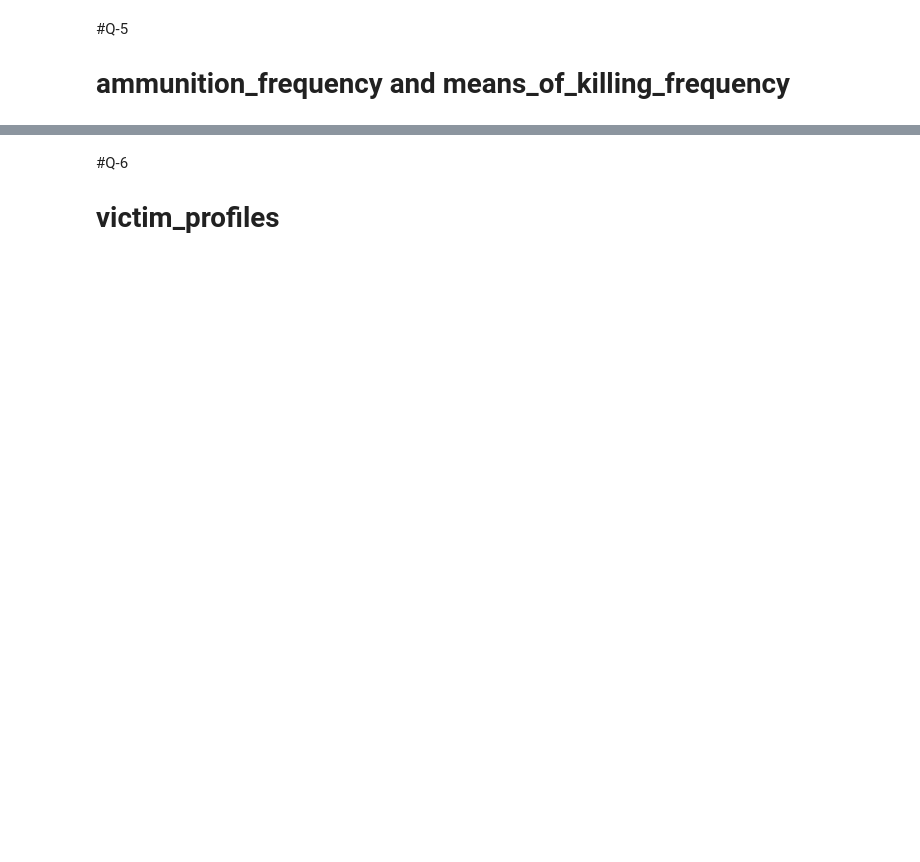
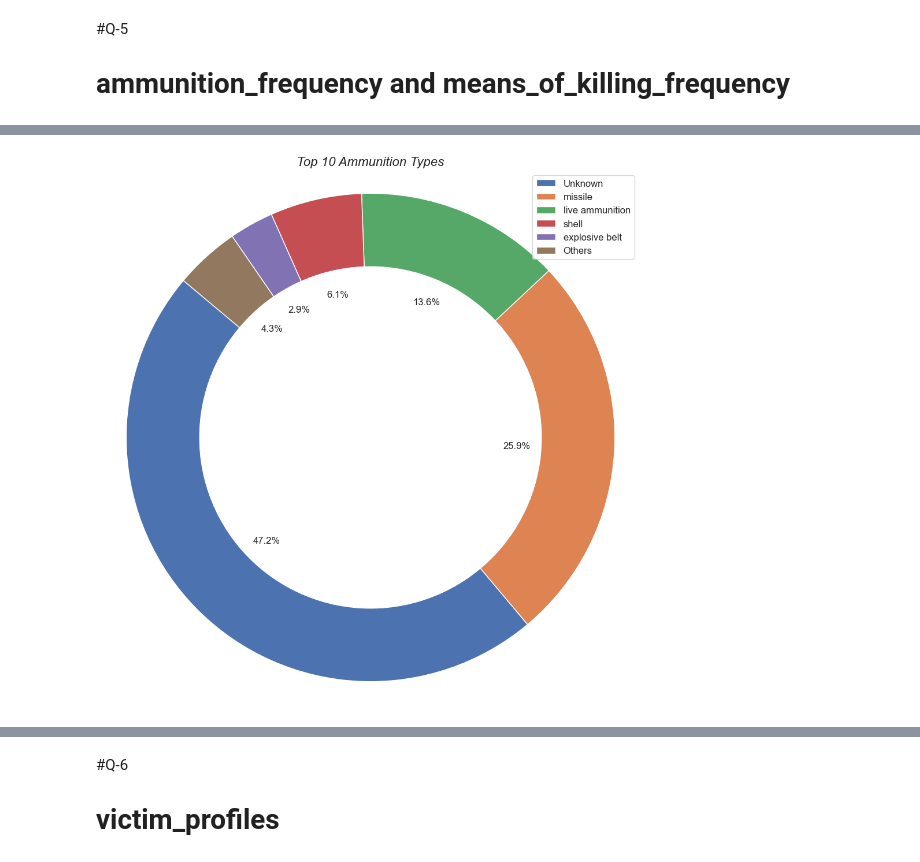
Before and after one commit to shahzaib-shafiq/Data-Science-Fundamentals, a Jupyter notebook: A4.ipynb, the cells around one changed output, grey strips where cells are left out. Saved outputs shown, nothing was run; the diff lists cells and outputs as text; code cells hidden in the pictures; blank space fills up the shorter version.

```diff
--- a/A4.ipynb
+++ b/A4.ipynb
@@ -360,3 +397,37 @@ plt.clf()
 <Figure size 640x480 with 0 Axes>
+# %%
+import seaborn as sns
+import matplotlib.pyplot as plt
+import pandas as pd
+
+ammunition_frequency = data['ammunition'].value_counts()
+
+top_5_ammunition = ammunition_frequency[:5]
+
+others_count = ammunition_frequency[5:].sum()
+
+
+others_series = pd.Series({'Others': others_count})
+updated_ammunition_counts = pd.concat([top_5_ammunition, others_series])
+
+plt.figure(figsize=(12, 12))
+wedges, texts, autotexts = plt.pie(updated_ammunition_counts, labels=updated_ammunition_counts.index, autopct='%1.1f%%', startangle=140)
+plt.title('Top 10 Ammunition Types', fontsize=16, fontstyle='italic')
+
+
+for text in texts:
+    text.set_visible(False)
+
+
+plt.legend(wedges, updated_ammunition_counts.index, loc='best', fontsize='medium')
+
+centre_circle = plt.Circle((0, 0), 0.7, color='white', linewidth=0.8)
+fig = plt.gcf()
+fig.gca().add_artist(centre_circle)
+
+plt.axis('equal')
+plt.show()
+# %% [output]
+[figure, added]
 # %%
 
```
Also changed, not shown: parts of 8 cells of this notebook, 2 other files.
